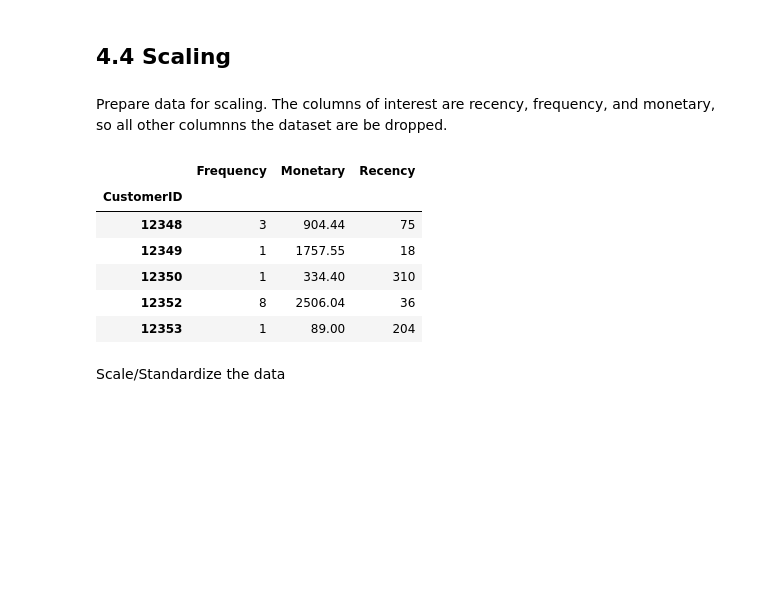
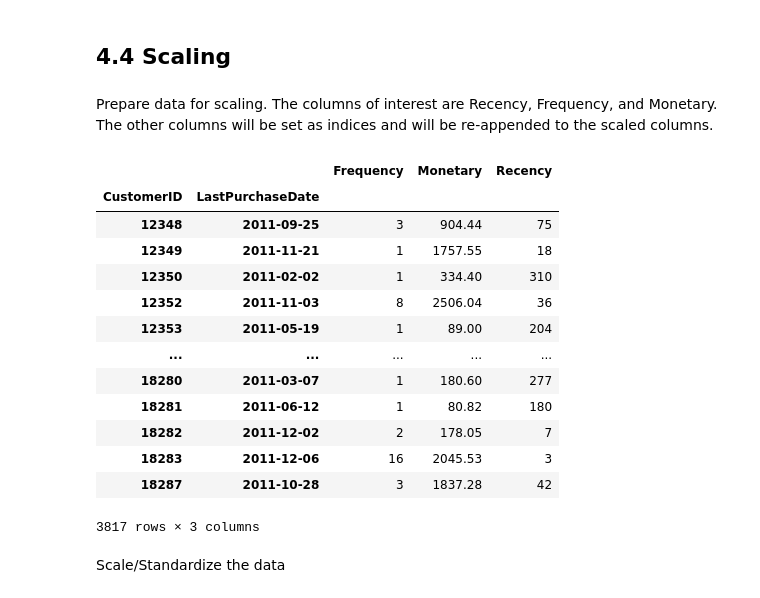
Before and after one commit to ds-edu/DataScienceCapstone_OnlineRetail, a Jupyter notebook: notebooks/Preprocessing.ipynb, the cells around one changed output. Drawn from its saved outputs; the diff is of its cells as text; code cells hidden in the pictures; blank space fills up the shorter version.

```diff
--- a/notebooks/Preprocessing.ipynb
+++ b/notebooks/Preprocessing.ipynb
@@ -213,23 +219,30 @@ plt.show()
 # %% [markdown]
 ## 4.4 Scaling
 # %% [markdown]
-Prepare data for scaling. The columns of interest are recency, frequency, and monetary, so all other columnns the dataset are be dropped.
+Prepare data for scaling. The columns of interest are Recency, Frequency, and Monetary.\
+The other columns will be set as indices and will be re-appended to the scaled columns.
 # %%
-df = df.drop('LastPurchaseDate', axis=1)
-df = df.set_index('CustomerID')
+df = df.set_index(['CustomerID', 'LastPurchaseDate'])
 
-#Back up the RFM indices and columns
+# Back up the RFM indices and columns
 rfm_idx = df.index
 rfm_cols = df.columns
 
-df.head()
+df
 # %% [output]
-|  | Frequency | Monetary | Recency |
-| CustomerID |  |  |  |
-| 12348 | 3 | 904.44 | 75 |
-| 12349 | 1 | 1757.55 | 18 |
-| 12350 | 1 | 334.40 | 310 |
-| 12352 | 8 | 2506.04 | 36 |
-| 12353 | 1 | 89.00 | 204 |
+|  |  | Frequency | Monetary | Recency |
+| CustomerID | LastPurchaseDate |  |  |  |
+| 12348 | 2011-09-25 | 3 | 904.44 | 75 |
+| 12349 | 2011-11-21 | 1 | 1757.55 | 18 |
+| 12350 | 2011-02-02 | 1 | 334.40 | 310 |
+| 12352 | 2011-11-03 | 8 | 2506.04 | 36 |
+| 12353 | 2011-05-19 | 1 | 89.00 | 204 |
+| ... | ... | ... | ... | ... |
+| 18280 | 2011-03-07 | 1 | 180.60 | 277 |
+| 18281 | 2011-06-12 | 1 | 80.82 | 180 |
+| 18282 | 2011-12-02 | 2 | 178.05 | 7 |
+| 18283 | 2011-12-06 | 16 | 2045.53 | 3 |
+| 18287 | 2011-10-28 | 3 | 1837.28 | 42 |
+3817 rows × 3 columns
 # %% [markdown]
 Scale/Standardize the data
```
Also changed, not shown: parts of 7 cells of this notebook, 1 other file.
